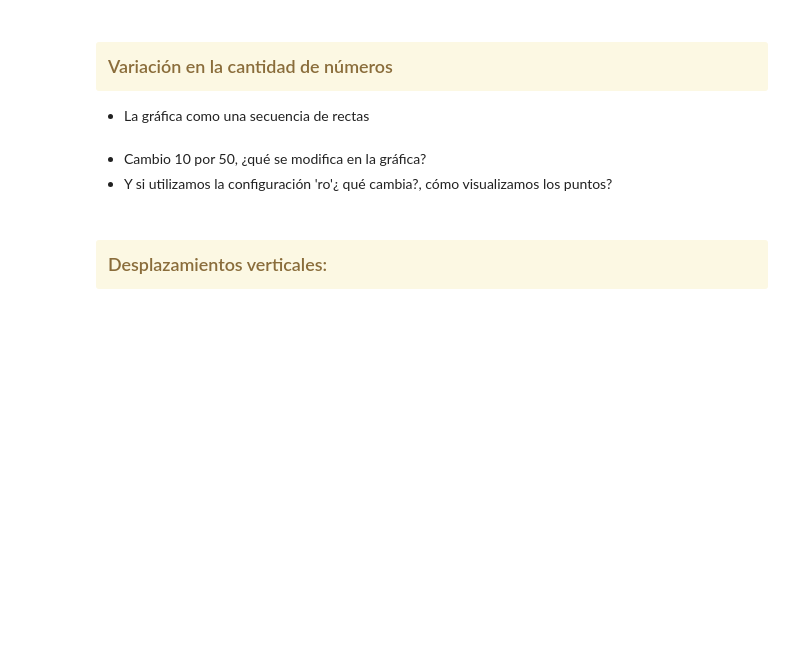
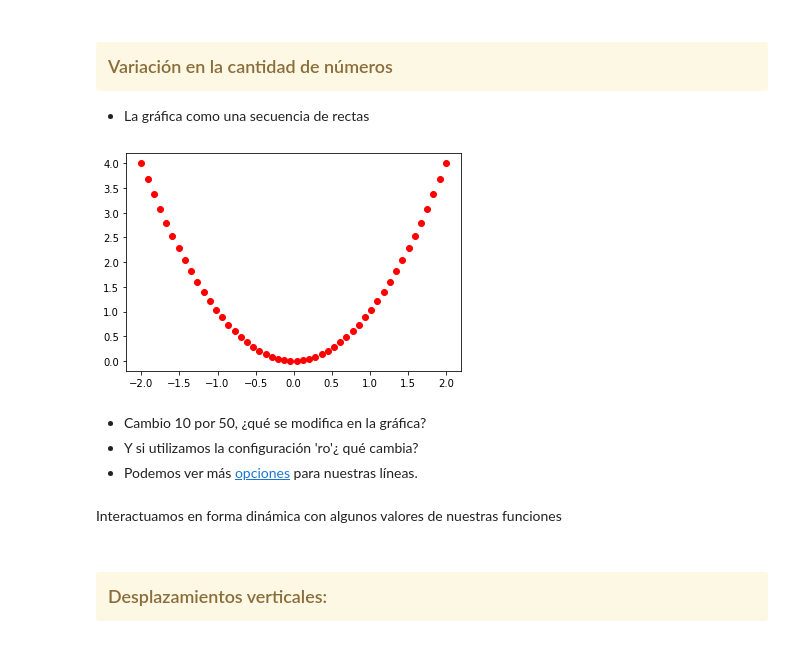
Before and after one commit to sebastiandres/pycon_ar, a Jupyter notebook: Parte3-Sofia-Ejemplos.ipynb, the cells around one changed output. Saved outputs shown, nothing was run; the diff lists cells and outputs as text; code cells hidden in the pictures; blank space fills up the shorter version.

```diff
--- a/Parte3-Sofia-Ejemplos.ipynb
+++ b/Parte3-Sofia-Ejemplos.ipynb
@@ -95,16 +137,21 @@ dibujo.show()
  ### <div class="alert alert-warning">Variación en la cantidad de números</div>
 * La gráfica como una secuencia de rectas
 # %%
-x = np.linspace(-2, 2, 10)
+x = np.linspace(-2, 2, 50)
 
 y = x**2
 
-#dibujo.plot(x,y, 'ro')
-dibujo.plot(x,y)
+dibujo.plot(x,y, 'ro')
+#dibujo.plot(x,y)
 dibujo.show()
+# %% [output]
+[figure, added]
 # %% [markdown]
 * Cambio 10 por 50, ¿qué se modifica en la gráfica?
-* Y si utilizamos la configuración 'ro'¿ qué cambia?, cómo visualizamos los puntos?
+* Y si utilizamos la configuración 'ro'¿ qué cambia?
+* Podemos ver más [opciones](https://matplotlib.org/stable/api/_as_gen/matplotlib.pyplot.plot.html) para nuestras líneas.
+# %% [markdown]
+Interactuamos en forma dinámica con algunos valores de nuestras funciones
 # %%
 import ipywidgets as widgets
 from ipywidgets import HBox, VBox
```
Also changed, not shown: parts of 17 cells of this notebook.
